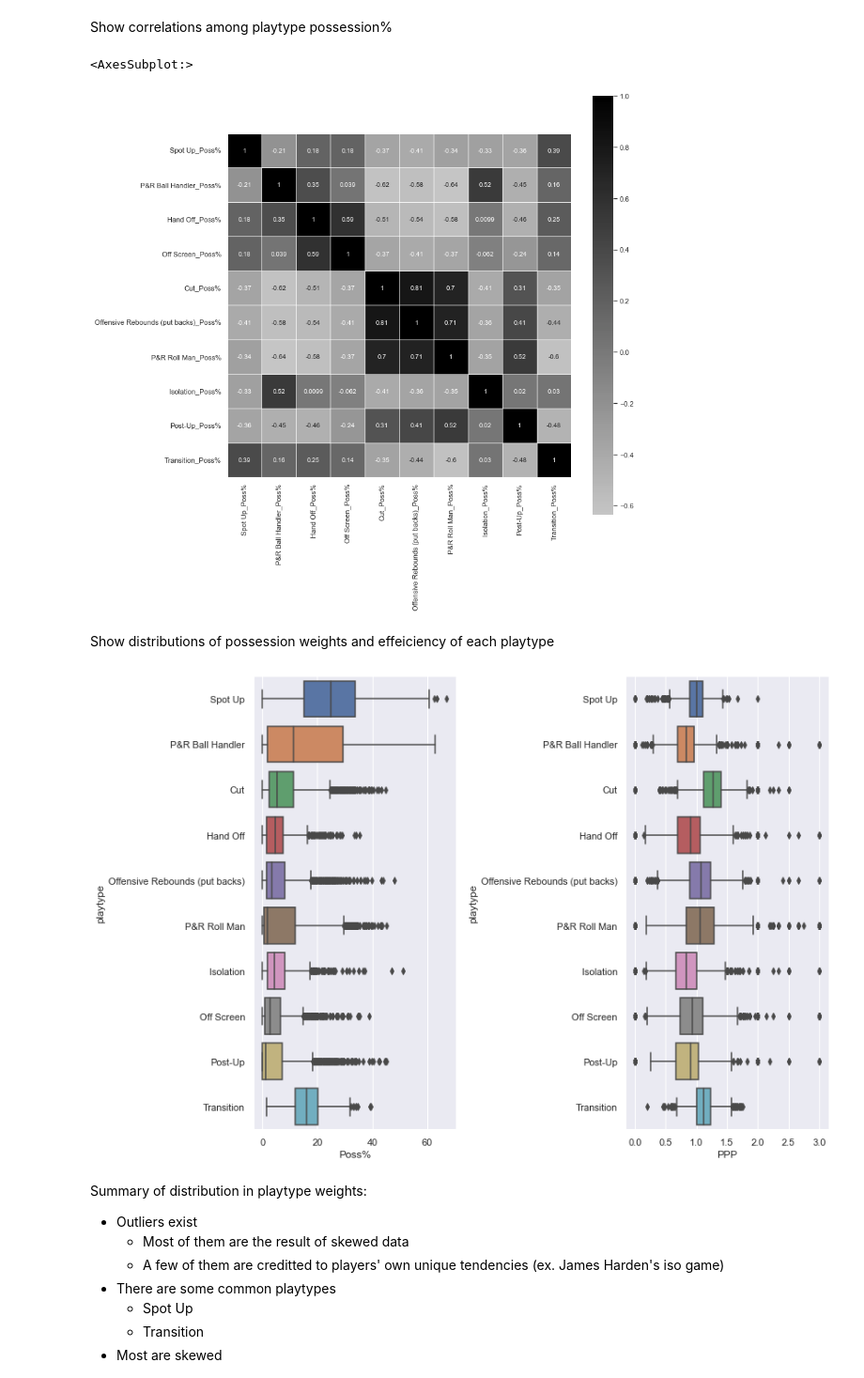
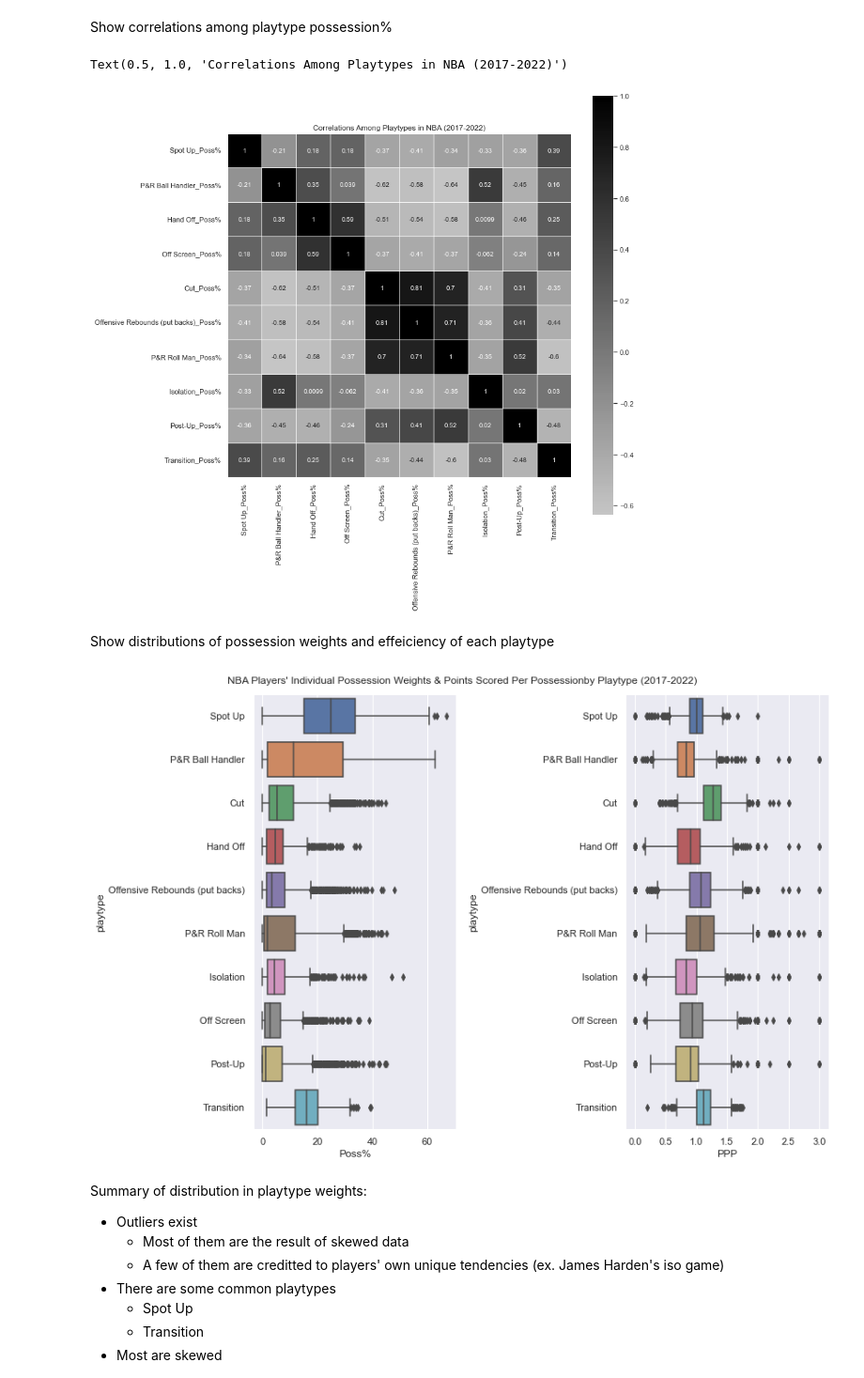
Before and after one commit to xulianrenzoku/synergy_clustering, a Jupyter notebook: nba_clustering_models.ipynb, the cells around one changed output. Shown at 94% size. Saved outputs shown, nothing was run; the diff lists cells and outputs as text; code cells hidden in the pictures.

Commit message:
Minor edit on plotting fuctions of clustering steps

```diff
--- a/nba_clustering_models.ipynb
+++ b/nba_clustering_models.ipynb
@@ -380,22 +381,29 @@ corr = df[poss_weights_cols].corr()
 f, ax = plt.subplots(figsize=(12, 12))
 cmap = sns.light_palette('black', as_cmap=True)
 sns.heatmap(corr,
-            cmap=cmap, vmax=None, center=0,square=True, annot=True, linewidths=.5)
+            cmap=cmap, vmax=None, center=0,
+            square=True, annot=True, linewidths=.5)
+plt.title('Correlations Among Playtypes in NBA (2017-2022)')
 # %% [output]
-<AxesSubplot:>
+Text(0.5, 1.0, 'Correlations Among Playtypes in NBA (2017-2022)')
-[figure, old version]
+[figure, new version]
 # %% [markdown]
 Show distributions of possession weights and effeiciency of each playtype
 # %%
 figsize(12, 8)
 data = get_playtype_dist(df)
+suptitle = ("NBA Players' Individual "
+            'Possession Weights & '
+            'Points Scored Per Possession'
+            'by Playtype (2017-2022)')
+plt.suptitle(suptitle)
 plt.subplot(1, 2, 1)
 sns.boxplot(x="Poss%", y="playtype", data=data)
 plt.subplot(1, 2, 2)
 sns.boxplot(x="PPP", y="playtype", data=data)
 plt.tight_layout()
 # %% [output]
-[figure, old version]
+[figure, new version]
 # %% [markdown]
 Summary of distribution in playtype weights:
 - Outliers exist
```
Also changed, not shown: parts of 5 cells of this notebook.
